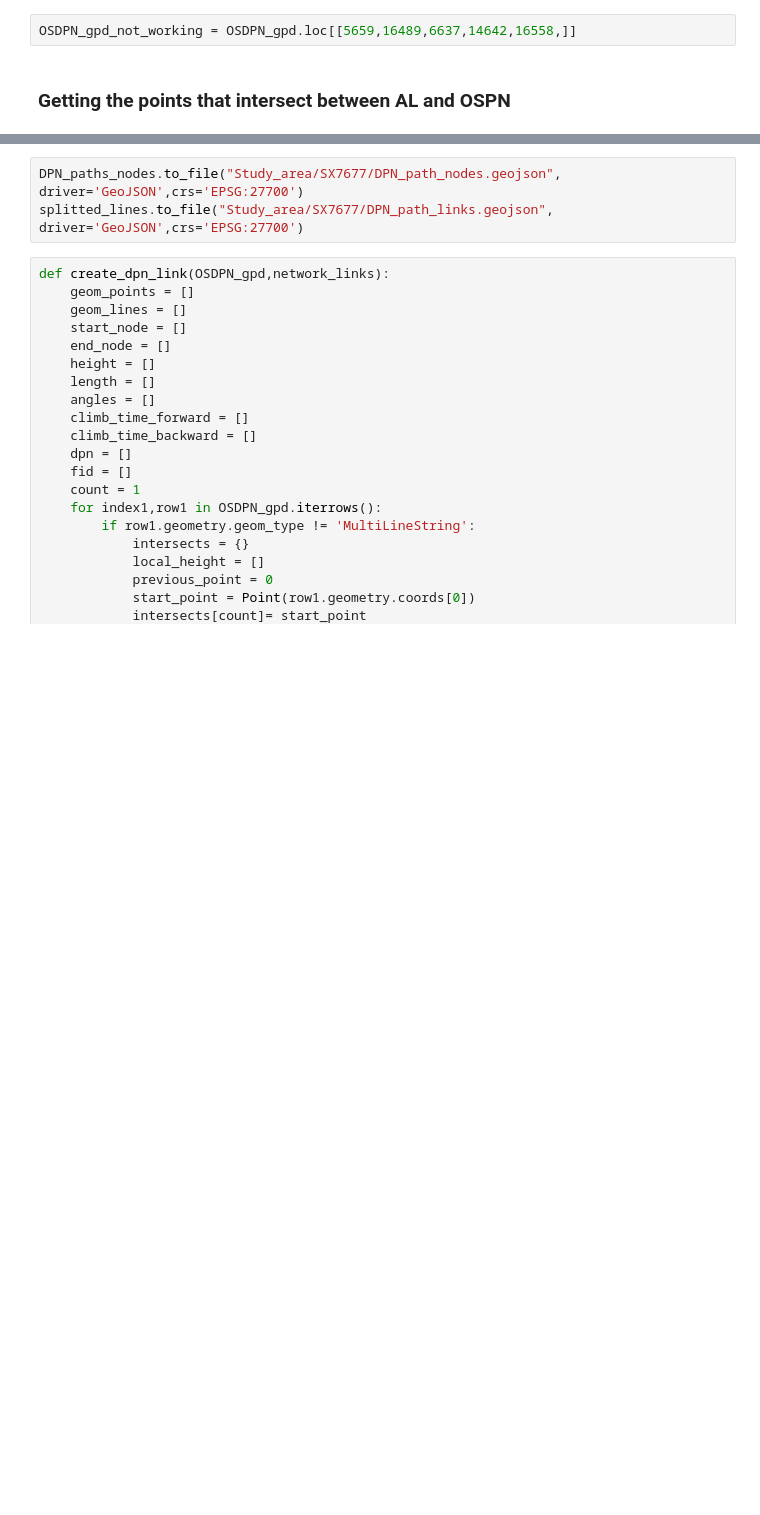
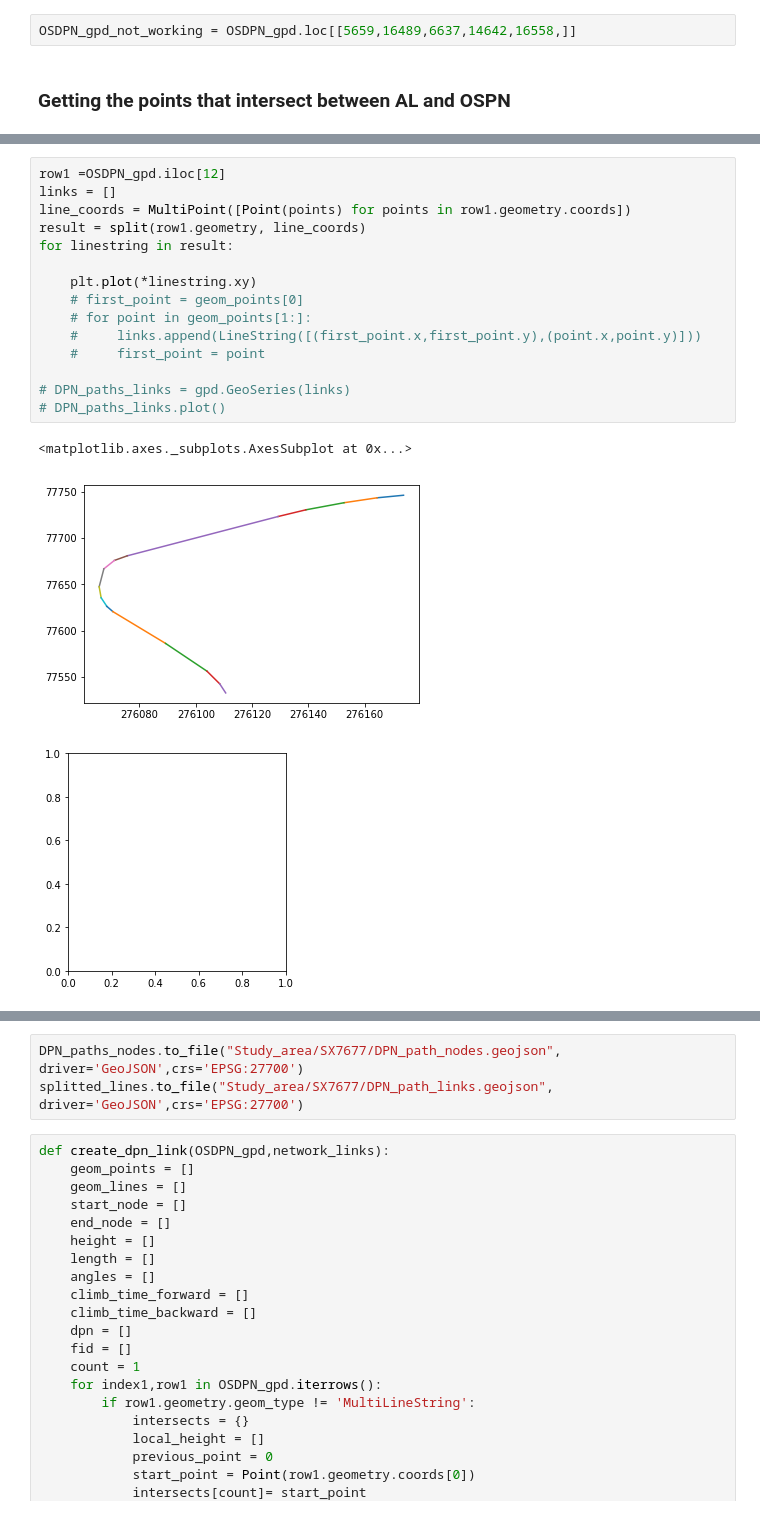
Before and after one commit to Rasp01/ATN_Devon, a Jupyter notebook: Adding_OSPN_to_Network.ipynb, the cells around one changed output, grey strips where cells are left out. Drawn from its saved outputs; the diff is of its cells as text; blank space fills up the shorter version.

Commit message:
got a chunck working for not working linestrings

```diff
--- a/Adding_OSPN_to_Network.ipynb
+++ b/Adding_OSPN_to_Network.ipynb
@@ -141,0 +261,19 @@ DPN_paths_nodes.plot()
+# %%
+row1 =OSDPN_gpd.iloc[12]
+links = []
+line_coords = MultiPoint([Point(points) for points in row1.geometry.coords])
+result = split(row1.geometry, line_coords)
+for linestring in result:
+
+    plt.plot(*linestring.xy)
+    # first_point = geom_points[0]
+    # for point in geom_points[1:]:
+    #     links.append(LineString([(first_point.x,first_point.y),(point.x,point.y)]))
+    #     first_point = point
+
+# DPN_paths_links = gpd.GeoSeries(links)
+# DPN_paths_links.plot()
+# %% [output]
+<matplotlib.axes._subplots.AxesSubplot at 0x...>
+[figure, added]
+[figure, added]
```
Also changed, not shown: parts of 15 cells of this notebook.
